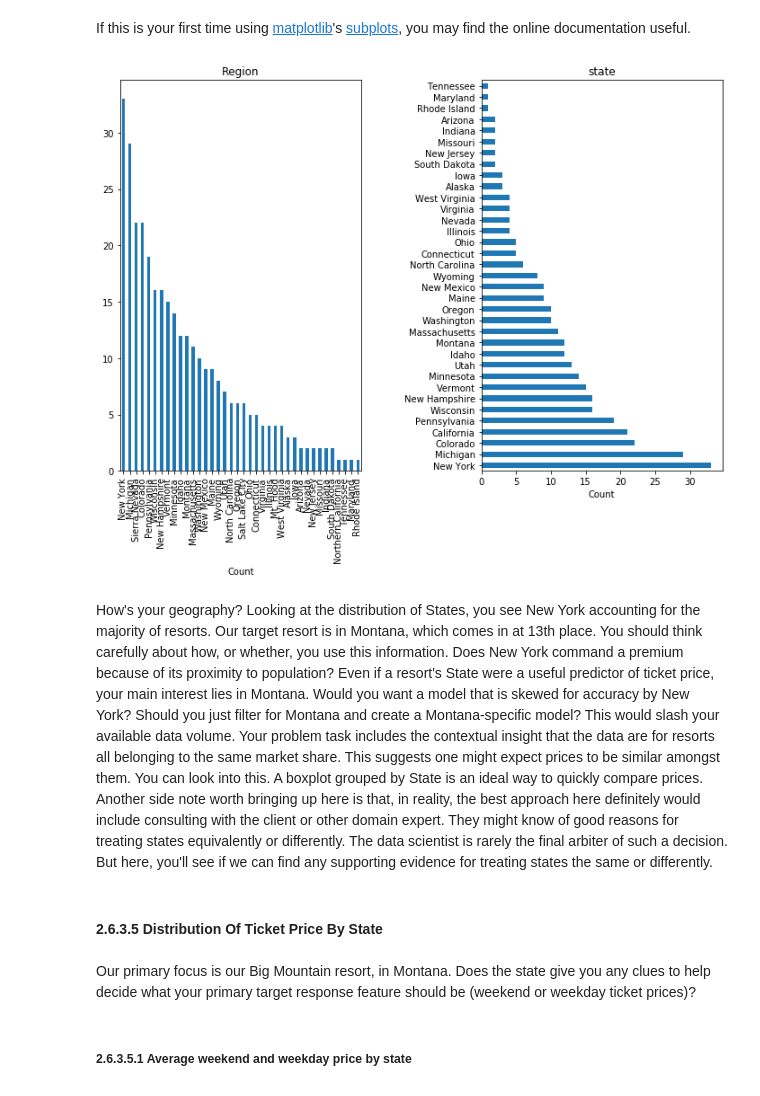
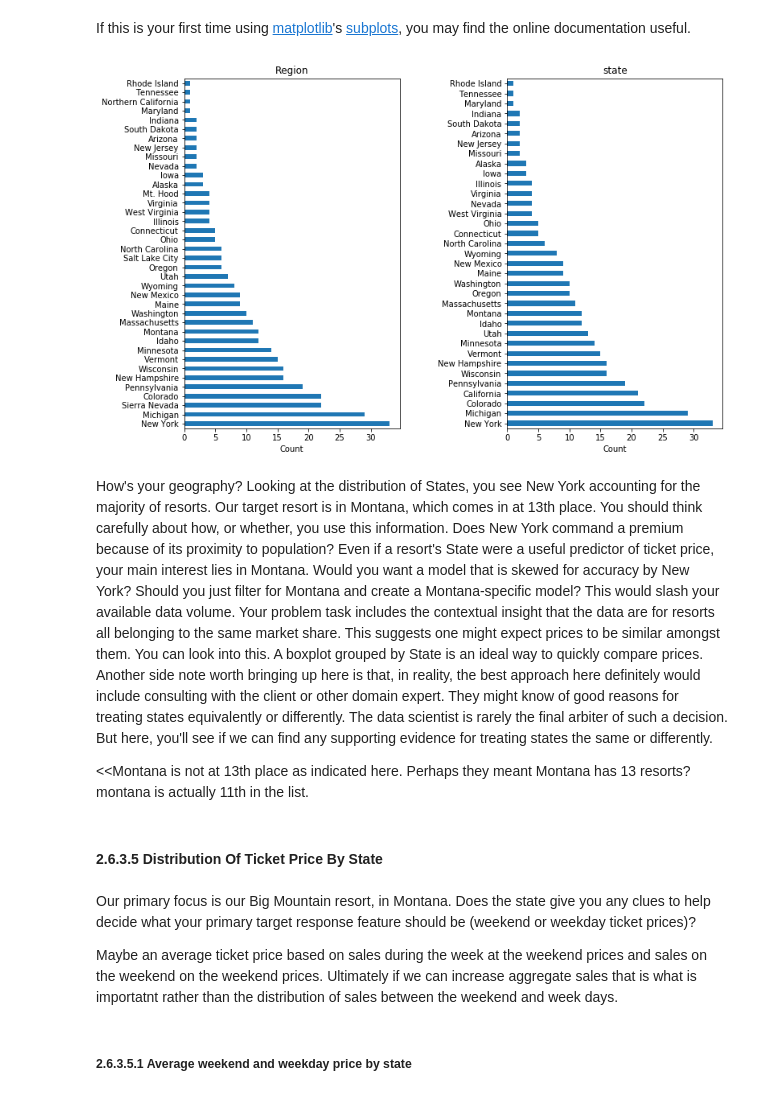
Before and after one commit to lestinj/DataScienceGuidedCapstone, a Jupyter notebook: Notebooks/02_data_wrangling.ipynb, the cells around one changed output. Drawn from its saved outputs; the diff is of its cells as text; code cells hidden in the pictures.

```diff
--- a/Notebooks/02_data_wrangling.ipynb
+++ b/Notebooks/02_data_wrangling.ipynb
@@ -336,32 +345,36 @@ If this is your first time using [matplotlib](https://matplotlib.org/3.2.2/index
 # %%
 #Code task 13#
 #Create two subplots on 1 row and 2 columns with a figsize of (12, 8)
 fig, ax = plt.subplots(nrows=1, ncols=2, figsize=(12,8))
 #Specify a horizontal barplot ('barh') as kind of plot (kind=)
-ski_data.Region.value_counts().plot(kind='bar', ax=ax[0])
+ski_data.Region.value_counts().plot(kind='barh', ax=ax[0])
 #Give the plot a helpful title of 'Region'
 ax[0].set_title('Region')
 #Label the xaxis 'Count'
 ax[0].set_xlabel('Count')
 #Specify a horizontal barplot ('barh') as kind of plot (kind=)
 ski_data.state.value_counts().plot(kind='barh', ax=ax[1])
 #Give the plot a helpful title of 'state'
 ax[1].set_title('state')
 #Label the xaxis 'Count'
 ax[1].set_xlabel('Count')
 #Give the subplots a little "breathing room" with a wspace of 0.5
 plt.subplots_adjust(wspace=0.5);
 #You're encouraged to explore a few different figure sizes, orientations, and spacing here
 # as the importance of easy-to-read and informative figures is frequently understated
 # and you will find the ability to tweak figures invaluable later on
 # %% [output]
-[figure, old version]
+[figure, new version]
 # %% [markdown]
 How's your geography? Looking at the distribution of States, you see New York accounting for the majority of resorts. Our target resort is in Montana, which comes in at 13th place. You should think carefully about how, or whether, you use this information. Does New York command a premium because of its proximity to population? Even if a resort's State were a useful predictor of ticket price, your main interest lies in Montana. Would you want a model that is skewed for accuracy by New York? Should you just filter for Montana and create a Montana-specific model? This would slash your available data volume. Your problem task includes the contextual insight that the data are for resorts all belonging to the same market share. This suggests one might expect prices to be similar amongst them. You can look into this. A boxplot grouped by State is an ideal way to quickly compare prices. Another side note worth bringing up here is that, in reality, the best approach here definitely would include consulting with the client or other domain expert. They might know of good reasons for treating states equivalently or differently. The data scientist is rarely the final arbiter of such a decision. But here, you'll see if we can find any supporting evidence for treating states the same or differently.
+
+<<Montana is not at 13th place as indicated here. Perhaps they meant Montana has 13 resorts? montana is actually 11th in the list.
 # %% [markdown]
 #### 2.6.3.5 Distribution Of Ticket Price By State<a id='2.6.3.5_Distribution_Of_Ticket_Price_By_State'></a>
 # %% [markdown]
 Our primary focus is our Big Mountain resort, in Montana. Does the state give you any clues to help decide what your primary target response feature should be (weekend or weekday ticket prices)?
+
+Maybe an average ticket price based on sales during the week at the weekend prices and sales on the weekend on the weekend prices. Ultimately if we can increase aggregate sales that is what is importatnt rather than the distribution of sales between the weekend and week days.
 # %% [markdown]
 ##### 2.6.3.5.1 Average weekend and weekday price by state<a id='2.6.3.5.1_Average_weekend_and_weekday_price_by_state'></a>
 # %%
```
Also changed, not shown: parts of 21 cells of this notebook.
